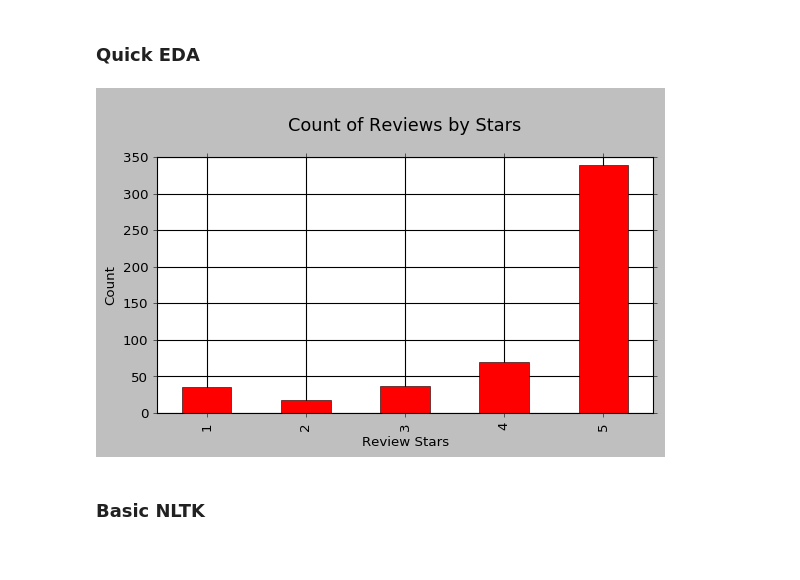
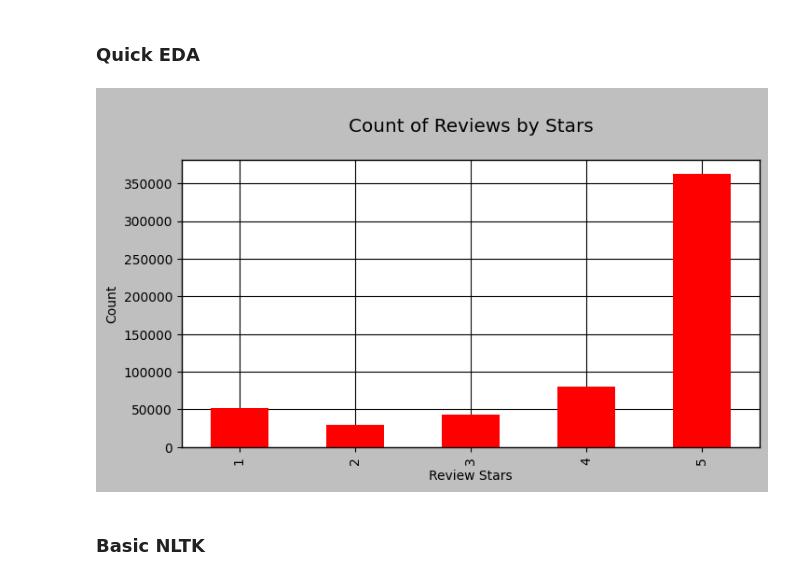
Before and after one commit to naomilago/sentiment-analysis, a Jupyter notebook: app.ipynb, the cells around one changed output. Cells and saved outputs as stored; diff of their text form; code cells hidden in the pictures.

```diff
--- a/app.ipynb
+++ b/app.ipynb
@@ -52,17 +42,17 @@ DF shape:  (500, 10)
 # %%
 plt.style.use('grayscale')
 
-ax = df['Score'].value_counts().sort_index().plot(
+ax = data['Score'].value_counts().sort_index().plot(
   kind='bar',
   title='\nCount of Reviews by Stars\n',
   color='red',
   figsize=(8, 4)
 )
 ax.set_xlabel('Review Stars')
 ax.set_ylabel('Count')
 plt.show()
 # %% [output]
-[figure, old version]
+[figure, new version]
 # %% [markdown]
 ### Basic NLTK
 # %%
```
Also changed, not shown: parts of 5 cells of this notebook.
